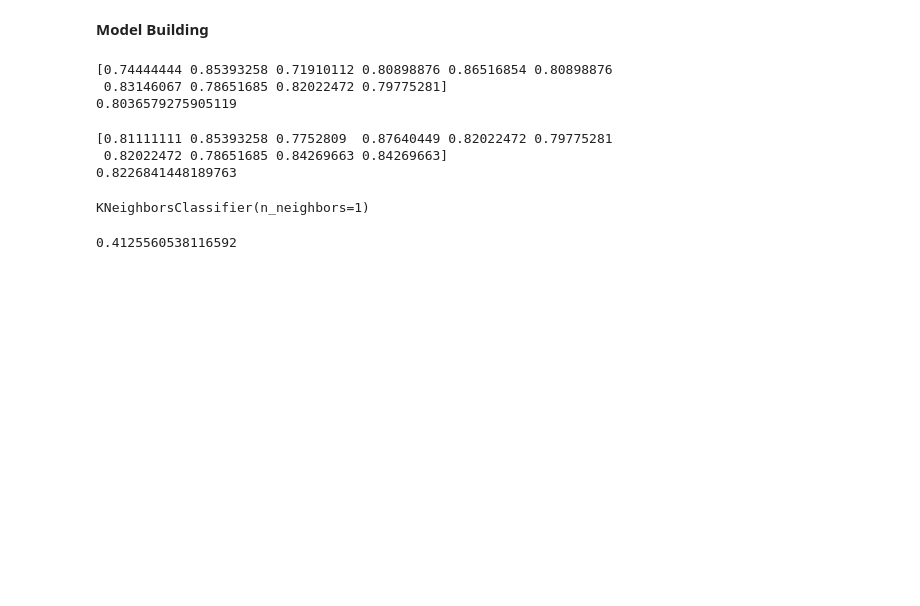
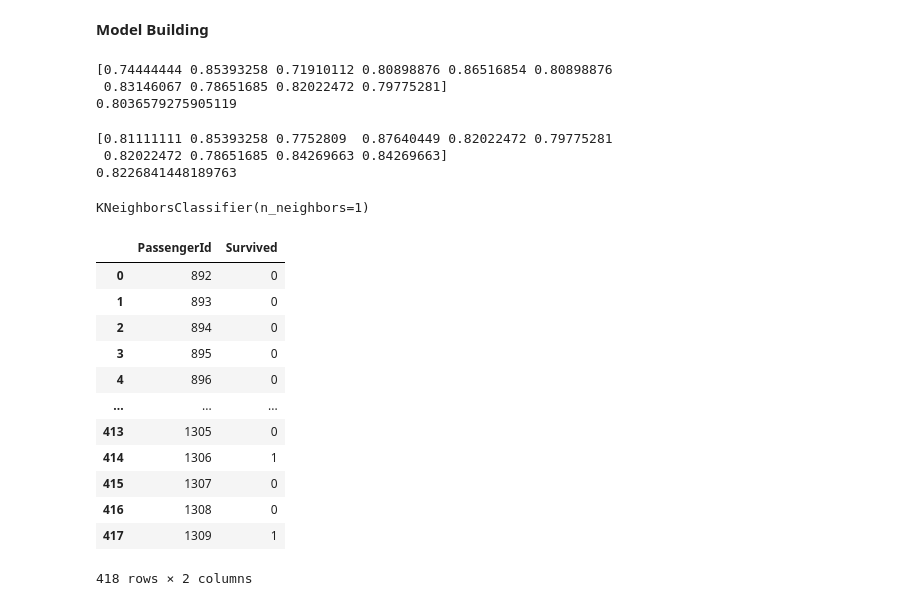
Before and after one commit to Blake-Manus/data-science-learning, a Jupyter notebook: titanic/titanic_analysis.ipynb, the cells around one changed output. Drawn from its saved outputs; the diff is of its cells as text; code cells hidden in the pictures; blank space fills up the shorter version.

```diff
--- a/titanic/titanic_analysis.ipynb
+++ b/titanic/titanic_analysis.ipynb
@@ -240,10 +240,29 @@ X_train = sc.fit_transform(X_train)
 test_transformed = sc.transform(test_data)
 # %%
 knn = KNeighborsClassifier(n_neighbors=1)
-knn.fit(X_train, y_train)
+knn.fit(X_train_scaled, y_train)
 # %% [output]
 KNeighborsClassifier(n_neighbors=1)
-# %%
-print(knn.score(X_test, y_test))
-# %% [output]
-0.4125560538116592
+# %%
+test_knn_pred = knn.predict(X_test_scaled)
+# %%
+data = []
+knn_pred_df = pd.DataFrame(data, columns=[])
+knn_pred_df['PassengerId'] = test_ids;
+knn_pred_df['Survived'] = test_knn_pred
+# %%
+knn_pred_df
+# %% [output]
+|  | PassengerId | Survived |
+| 0 | 892 | 0 |
+| 1 | 893 | 0 |
+| 2 | 894 | 0 |
+| 3 | 895 | 0 |
+| 4 | 896 | 0 |
+| ... | ... | ... |
+| 413 | 1305 | 0 |
+| 414 | 1306 | 1 |
+| 415 | 1307 | 0 |
+| 416 | 1308 | 0 |
+| 417 | 1309 | 1 |
+418 rows × 2 columns
```
Also changed, not shown: parts of 3 cells of this notebook, 1 other file.
